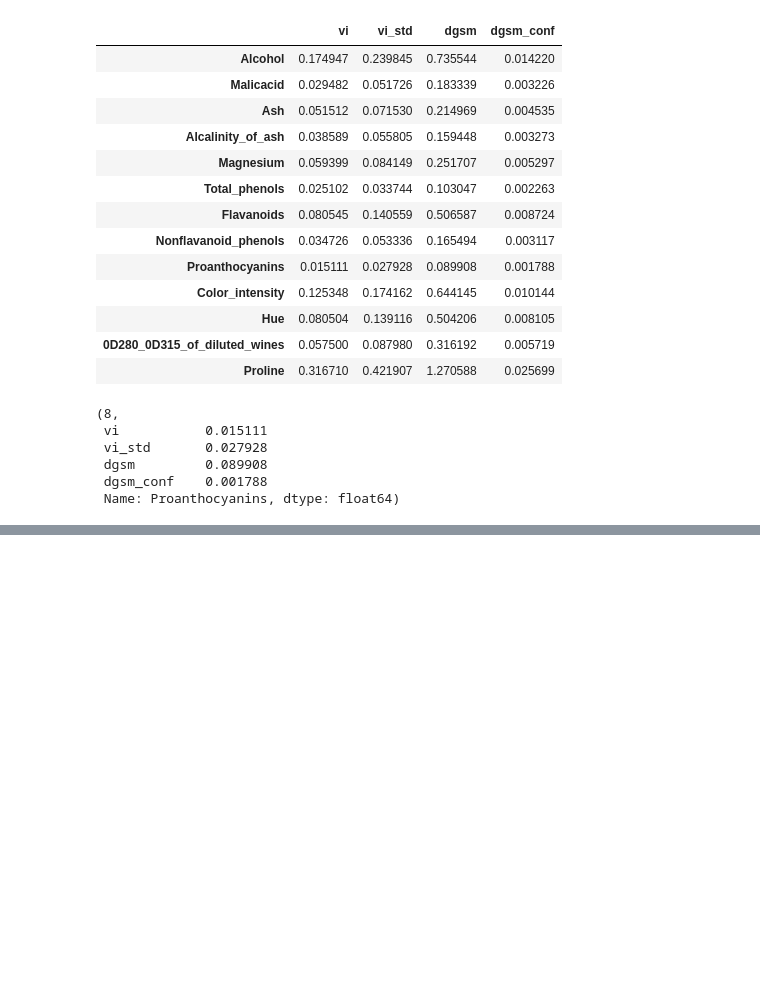
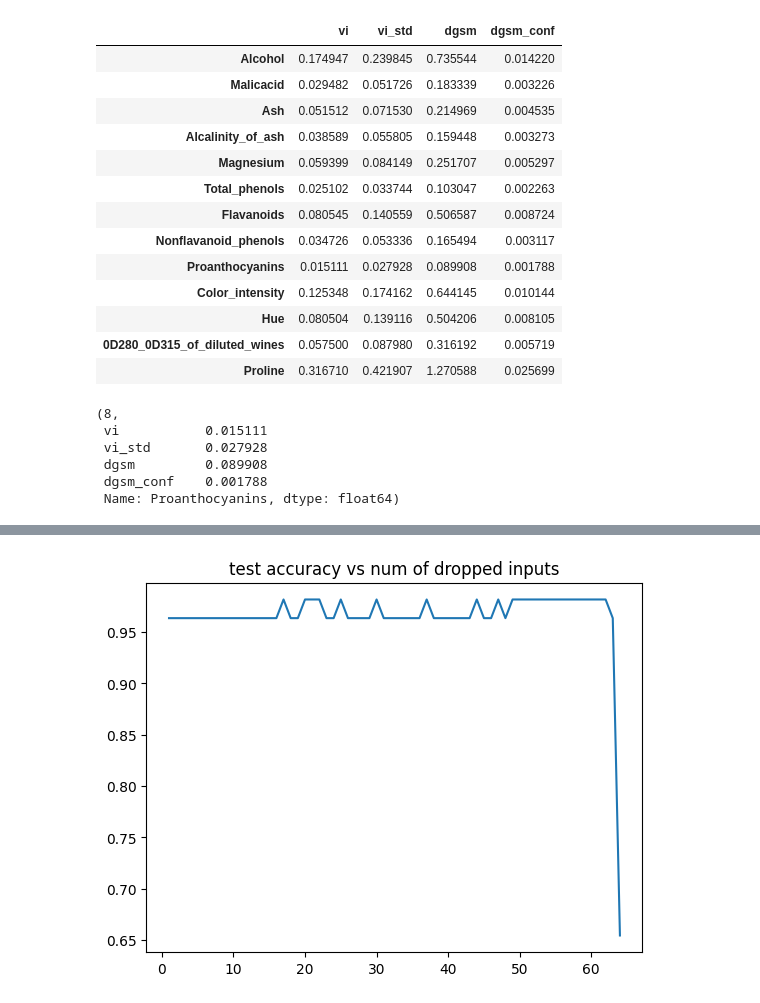
Before and after one commit to WFiIS-IS/ssn-xai, a Jupyter notebook: xai.ipynb, the cells around one changed output, grey strips where cells are left out. Saved outputs shown, nothing was run; the diff lists cells and outputs as text; code cells hidden in the pictures; blank space fills up the shorter version.

```diff
--- a/xai.ipynb
+++ b/xai.ipynb
@@ -319,0 +358,34 @@ dropping feature: (2, 'Alcalinity_of_ash')
+# %%
+layer: nn.Module = best_model.layer1
+layer.eval()
+
+datasets = {
+    key: TensorDataset(
+        layer(dataset.tensors[0]).detach(),
+        dataset.tensors[1]
+    )
+    for key, dataset in reduced_datasets.items()
+}
+# %%
+# not needed in this model, maybe usefull in bigger one to save some traning time? to be tested
+# will need acrobatics for sure (tweaking state_dict)
+
+hidden_size = 64
+base_model = WineNN(len(wine_headers), (hidden_size, 64), 3)
+base_model.layer1 = nn.Identity()
+
+train_loader = DataLoader(datasets["train"], batch_size=8, shuffle=True)
+
+criterion = nn.CrossEntropyLoss()
+optimizer = optim.SGD(base_model.parameters(), lr=0.01,
+                      momentum=0.9, weight_decay=5e-4)
+
+# pretrain
+base_model.train()
+for epoch in range(5):
+    for inputs, targets in train_loader:
+        optimizer.zero_grad()
+        outputs = base_model(inputs)
+        loss = criterion(outputs, targets)
+        loss.backward()
+        optimizer.step()
@@ -319,0 +525,6 @@ dropping feature: (2, 'Alcalinity_of_ash')
+# %%
+plt.plot(range(1, len(test_accs)+1), test_accs)
+plt.title("test accuracy vs num of dropped inputs")
+plt.show()
+# %% [output]
+[figure, added]
```
Also changed, not shown: parts of 7 cells of this notebook.
